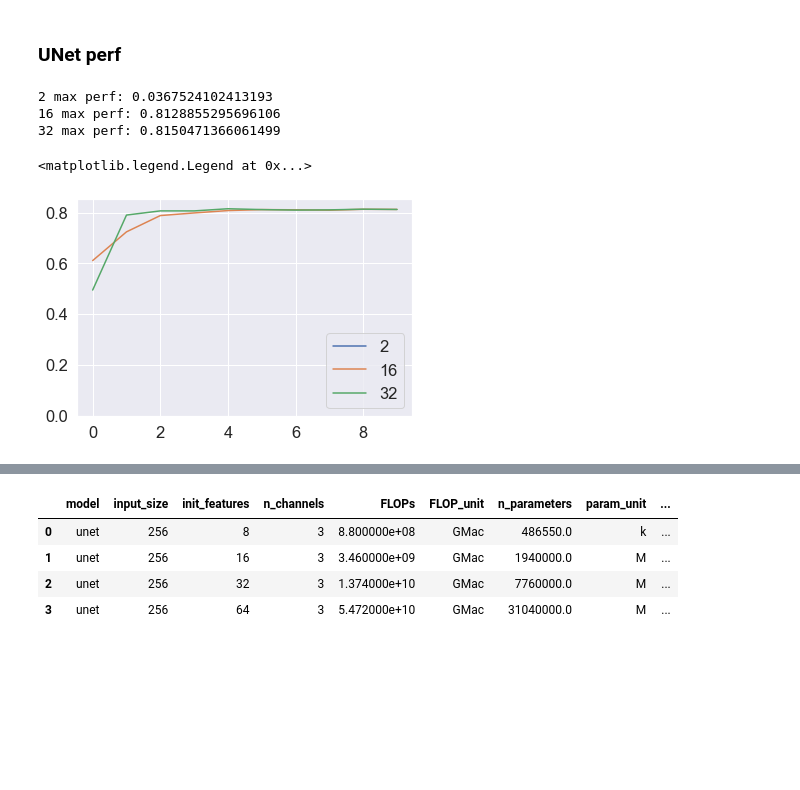
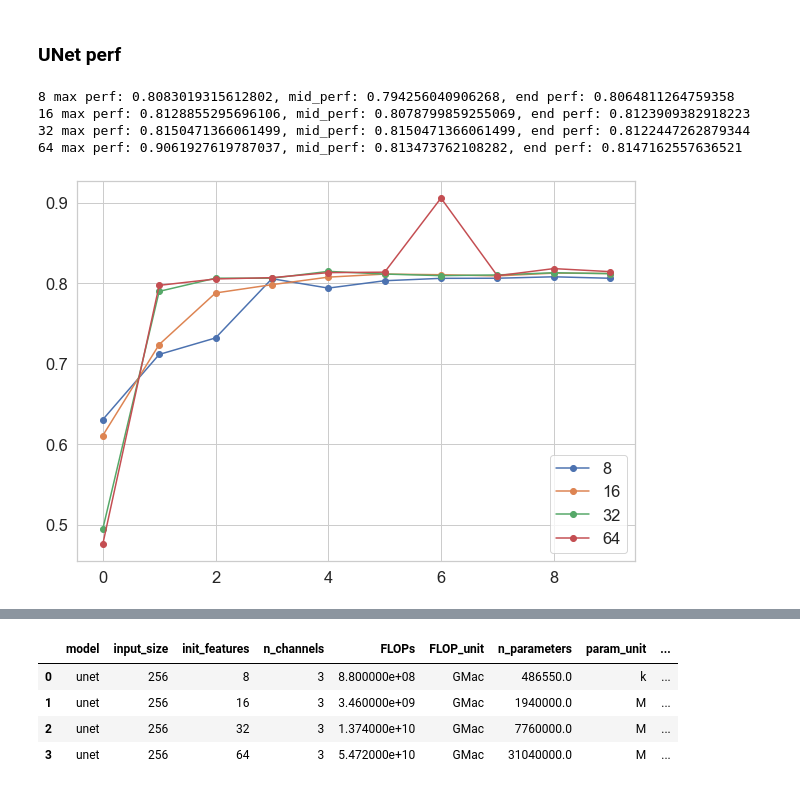
Before and after one commit to neurodatascience/watts_up_compute, a Jupyter notebook: notebooks/4_unet_analysis.ipynb, the cells around one changed output, grey strips where cells are left out. Saved outputs shown, nothing was run; the diff lists cells and outputs as text; code cells hidden in the pictures; blank space fills up the shorter version.

```diff
--- a/notebooks/4_unet_analysis.ipynb
+++ b/notebooks/4_unet_analysis.ipynb
@@ -311,6 +311,9 @@ Using cache found in /home/nikhil/.cache/torch/hub/mateuszbuda_brain-segmentatio
 Using cache found in /home/nikhil/.cache/torch/hub/mateuszbuda_brain-segmentation-pytorch_master
 Using cache found in /home/nikhil/.cache/torch/hub/mateuszbuda_brain-segmentation-pytorch_master
 # %%
+func_name = 'predict'
+joules_csv = '{}{}_joules_unet.csv'.format(results_dir, func_name)
+
 joules_df = pd.read_csv(joules_csv,sep=';')
 joules_df['input_size']= np.repeat(input_size_list,len(init_features_list))
 joules_df['init_features'] = np.tile(init_features_list,len(input_size_list))
@@ -335,33 +338,50 @@ with sns.axes_style("whitegrid"):
 # %% [markdown]
 ### UNet perf
 # %%
+perf_dir = '../../brain-segmentation-pytorch/logs/'
+init_features_list = [8,16,32,64]
 
-perf_dir = '../../brain-segmentation-pytorch/logs/'
-init_features_list = [2,16,32]
+train_loss_dict = {}
+valid_loss_dict = {}
+dsc_dict = {}
 
 # with open('{}UNet_{}_train_loss.pkl'.format(perf_dir,init_features),'rb') as f:
 #     train_loss = pickle.load(f)
+#     train_loss_dict[init_features] = train_loss
 
 # with open('{}UNet_{}_valid_loss.pkl'.format(perf_dir,init_features),'rb') as f:
 #     valid_loss = pickle.load(f)
+#     valid_loss_dict[init_features] = valid_loss
 
-dsc_dict = {}
 for init_features in init_features_list:
     with open('{}UNet_{}_valid_dsc.pkl'.format(perf_dir,init_features),'rb') as f:
         valid_dsc = pickle.load(f)
-    print('{} max perf: {}'.format(init_features, np.max(valid_dsc)))
+    print('{} max perf: {}, mid_perf: {}, end perf: {}'.format(init_features, np.max(valid_dsc),valid_dsc[4],valid_dsc[-1]))
     dsc_dict[init_features] = valid_dsc
 # %% [output]
-2 max perf: 0.0367524102413193
-16 max perf: 0.8128855295696106
-32 max perf: 0.8150471366061499
+8 max perf: 0.8083019315612802, mid_perf: 0.794256040906268, end perf: 0.8064811264759358
+16 max perf: 0.8128855295696106, mid_perf: 0.8078799859255069, end perf: 0.8123909382918223
+32 max perf: 0.8150471366061499, mid_perf: 0.8150471366061499, end perf: 0.8122447262879344
+64 max perf: 0.9061927619787037, mid_perf: 0.813473762108282, end perf: 0.8147162557636521
-# %%
-for init_features, valid_dsc in dsc_dict.items():
-    plt.plot(np.array(valid_dsc),'-',label=init_features)
-plt.legend()
-# %% [output]
-<matplotlib.legend.Legend at 0x...>
-[figure, removed]
+# %%
+with sns.axes_style("whitegrid"):
+    fig, axes = plt.subplots(1,figsize=(10,7),sharex=True,sharey=True)
+    # for init_features, train_loss in train_loss_dict.items():
+    #     axes[0].plot(np.array(train_loss),label='train, {}'.format(init_features))
+    # plt.legend()
+
+    # for init_features, valid_loss in valid_loss_dict.items():
+    #     axes[0].plot(np.array(valid_loss),label='valid, {}'.format(init_features))
+    # plt.legend()
+
+    # axes[0].title('Loss')
+
+    for init_features, valid_dsc in dsc_dict.items():
+        axes.plot(np.array(valid_dsc),'-o',label=init_features)
+    plt.legend()
+    # axes[1].title('DSC')
+# %% [output]
+[figure, added]
 # %%
 unet_perf = pd.DataFrame()
 unet_perf['init_features'] = [8,16,32,64]
```
Also changed, not shown: parts of 3 cells of this notebook, 1 other file.
